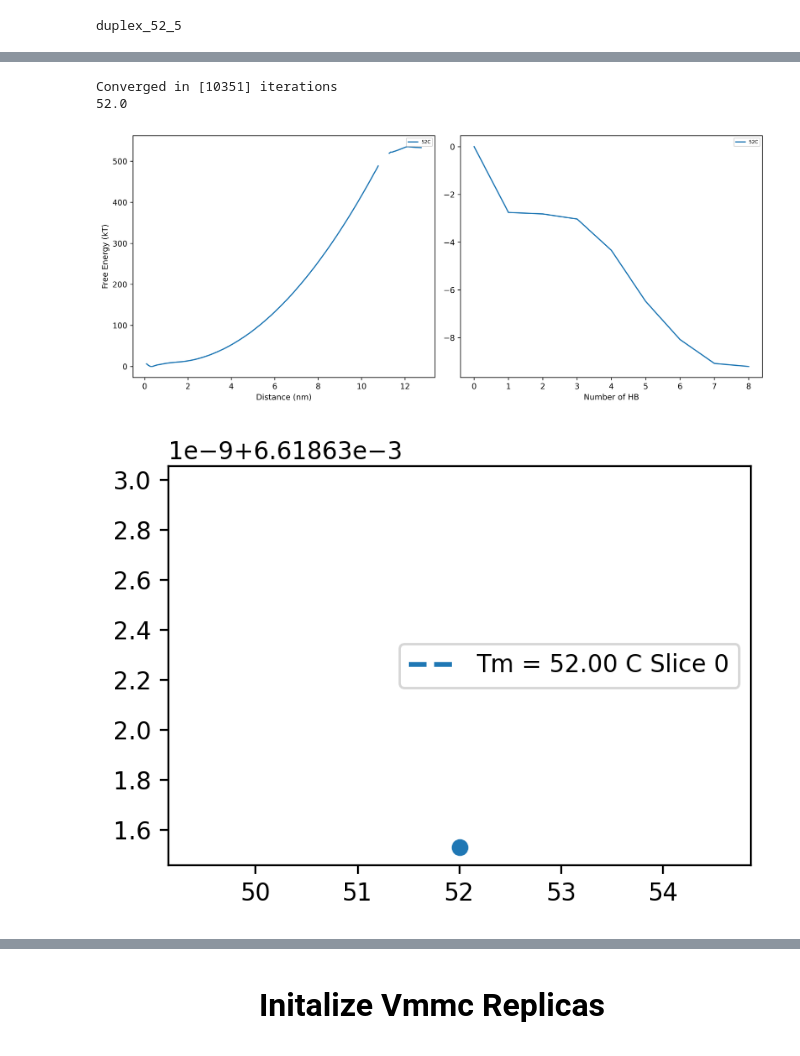
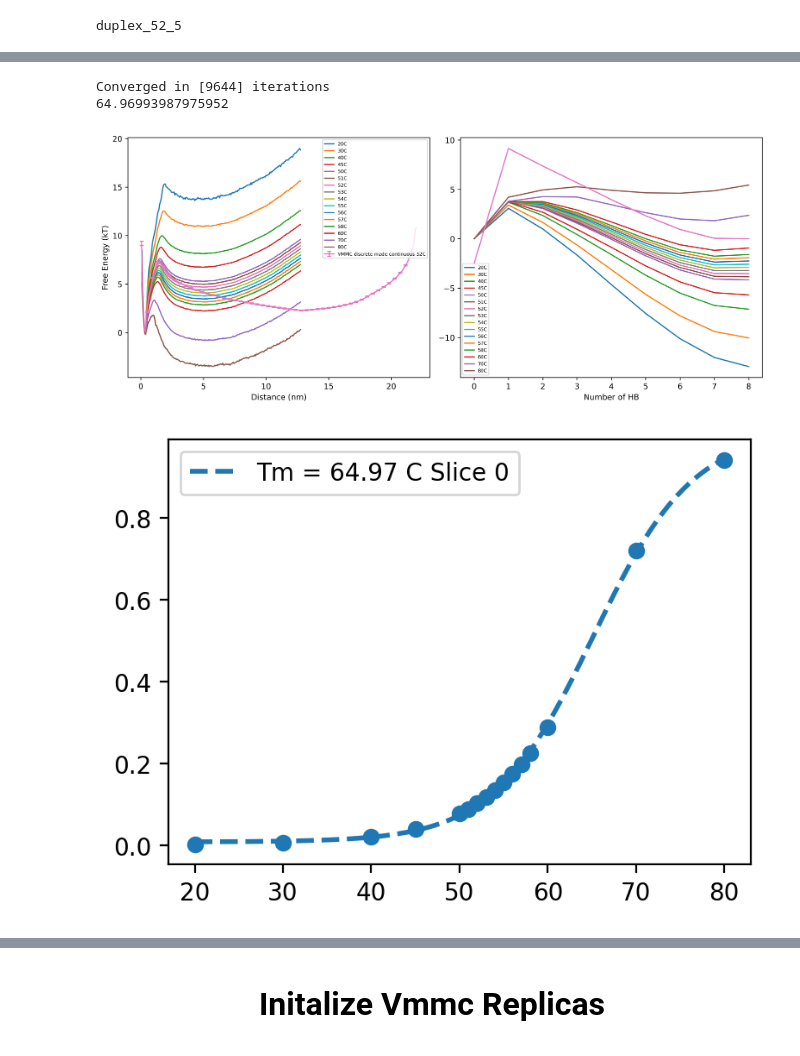
Before and after one commit to mlsample/ipy_oxDNA, a Jupyter notebook: examples/notebooks/melting/duplex_force_file_added.ipynb, the cells around one changed output, grey strips where cells are left out. Drawn from its saved outputs; the diff is of its cells as text; code cells hidden in the pictures.

Commit message:
Force Group Umbrella Sampling

```diff
--- a/examples/notebooks/melting/duplex_force_file_added.ipynb
+++ b/examples/notebooks/melting/duplex_force_file_added.ipynb
@@ -26,7 +26,7 @@ system_name = 'external_force_file'
 
 conditions = ['5']
 
-systems = [f'duplex_52_{stiff}' for stiff in conditions]
+systems = [f'duplex_52_{stiff}_test' for stiff in conditions]
 
 file_dirs = [f'{path}/{system_name}' for _ in range(len(systems))]
 
@@ -84,2 +89,2 @@ duplex_52_5
 # %%
-simulation_manager.worker_manager(cpu_run=True, gpu_mem_block=False)
+simulation_manager.run(cpu_run=True, gpu_mem_block=False)
@@ -99,7 +255,7 @@ for us, production_parameters in zip(us_list, production_parameters_list):
     us.build_production_runs(simulation_manager, n_windows, com_list, ref_list,
                              stiff, xmin, xmax, production_parameters,
                              observable=True, print_every=print_every ,protein=None,
-                             force_file=True, continue_run=False, name=name, custom_observable=hb_contact_observable)
+                             force_file=True, continue_run=1e9, name=name, custom_observable=hb_contact_observable)
 # %% [output]
 duplex_52_5
 # %%
@@ -152,11 +308,11 @@ for sim in us_list[0].pre_equlibration_sims[::5]:
 xmin = 0
 xmax = 15
 # temp_range = np.linspace(45, 65, 41)
-temp_range = np.array([52])
-# temp_range = np.array([20, 30, 40, 45, 50, 51, 52, 53, 54, 55, 56, 57, 58, 60, 70, 80])
+# temp_range = np.array([52])
+temp_range = np.array([20, 30, 40, 45, 50, 51, 52, 53, 54, 55, 56, 57, 58, 60, 70, 80])
 n_bins = 200
 max_hb = 8
-epsilon = 1e-6
+epsilon = 1e-5
 convergence_slice = 1
 
 us_list[0].wham_cont_and_disc_temp_interp_converg_analysis(convergence_slice, temp_range,
@@ -164,8 +320,8 @@ us_list[0].wham_cont_and_disc_temp_interp_converg_analysis(convergence_slice, te
                                                            epsilon=epsilon, reread_files=False,
                                                            all_observables=True)
 # %% [output]
-Converged in [10351] iterations
-52.0
+Converged in [9644] iterations
+64.96993987975952
 # %%
 calculated_bin_centers, bin_edges = us_list[0].get_bins(xmin, xmax, n_bins=n_bins)
 
@@ -181,36 +337,38 @@ ax1.set_ylabel('Free Energy (kT)')
 # ax1.set_xlim(-0.6,14.5)
 # ax2.set_xlim(-0.6,29)
 # ax1.set_ylim(-0.6,20)
 
 for idx, free in enumerate(us_list[0].convergence_free):
     sub_index = free[0].argmin()
     for f, temp_val in zip(free, temp_range):
         if idx == 0:
             ax1.plot(calculated_bin_centers*0.8518, f - f[sub_index], label=f'{temp_val}C')
         else:
             ax1.plot(calculated_bin_centers*0.8518, f - f[sub_index])
+vmmc_replica_generator.plot_mean_free_energy_with_error_bars(num_bins=500, ax=ax1, confidence_level=0.95, label='VMMC discrete made continuous 52C')
+
 
 ax1.legend(fontsize=6)
 
 
 for idx, free_discrete in enumerate(us_list[0].convergence_discrete_free_energy):
     for f_discrete, temp_val in zip(free_discrete, temp_range):
         if idx == 0:
             ax2.plot(range(max_hb+1), f_discrete - f_discrete[0], label=f'{temp_val}C')
         else:
             ax2.plot(range(max_hb+1), f_discrete - f_discrete[0])
 ax2.legend(fontsize=6)
-
+ax2.plot(range(9), vmmc_sim_list[0].statistics['wt_free'] - vmmc_sim_list[0].statistics['wt_free'].values[-1])
 label = ''
 
 for idx, (inverted_finfs, x_fit, y_fit, Tm) in enumerate(zip(us_list[0].convergence_inverted_finfs, us_list[0].convergence_x_fit, us_list[0].convergence_y_fit, us_list[0].convergence_Tm)):
     ax.scatter(temp_range, inverted_finfs, marker='o')
     ax.plot(x_fit, y_fit, linestyle='--', linewidth=2, label=f'Tm = {Tm:.2f} C Slice {idx}')
     # ax.axvline(x=Tm, color='r', linestyle='--', linewidth=2, label=f'{label}Tm = {Tm:.2f} °C')
     ax.legend()
 # %% [output]
-[figure, old version]
+[figure, new version]
-[figure, old version]
+[figure, new version]
 # %%
 wham_dir = os.path.abspath('/scratch/mlsample/ipy_oxDNA/wham/wham')
 n_bins = '400'
```
Also changed, not shown: parts of 10 cells of this notebook, 2 other files.
